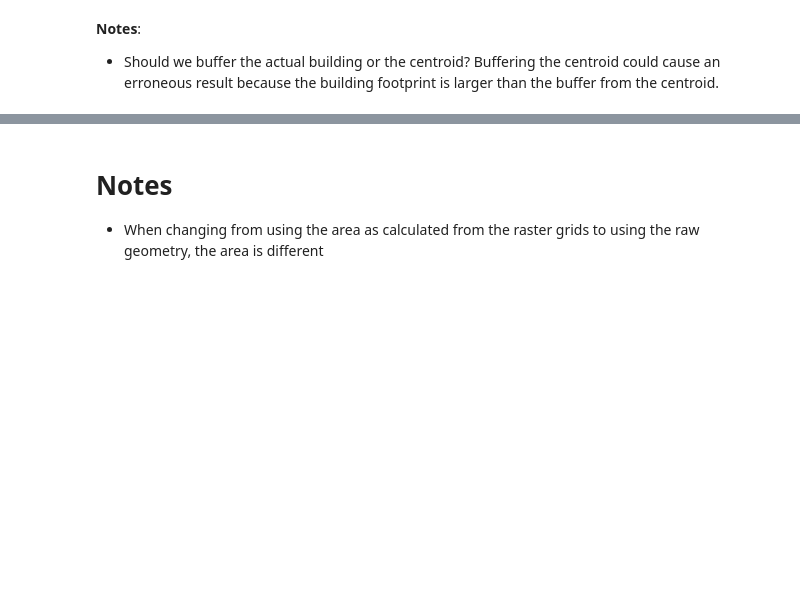
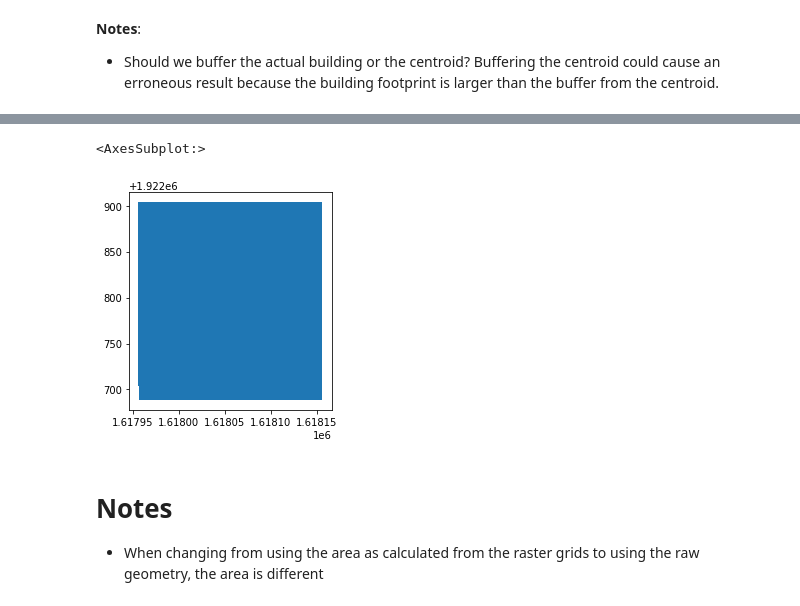
Before and after one commit to IMMM-SFA/naturf, a Jupyter notebook: notebooks/naturf_quickstarter.ipynb, the cells around one changed output, grey strips where cells are left out. Drawn from its saved outputs; the diff is of its cells as text; code cells hidden in the pictures; blank space fills up the shorter version.

```diff
--- a/notebooks/naturf_quickstarter.ipynb
+++ b/notebooks/naturf_quickstarter.ipynb
@@ -99,3 +41,8 @@ renamed_shapefile_df: <class 'geopandas.geodataframe.GeoDataFrame'>
+# %%
+gpd.GeoSeries(gxf.building_centroid_buffered.iloc[0:2], crs=gxf.target_crs.unique()[0]).plot()
+# %% [output]
+<AxesSubplot:>
+[figure, added]
 # %% [markdown]
 # Notes
 - When changing from using the area as calculated from the raster grids to using the raw geometry, the area is different
```
Also changed, not shown: parts of 8 cells of this notebook, 4 other files.
